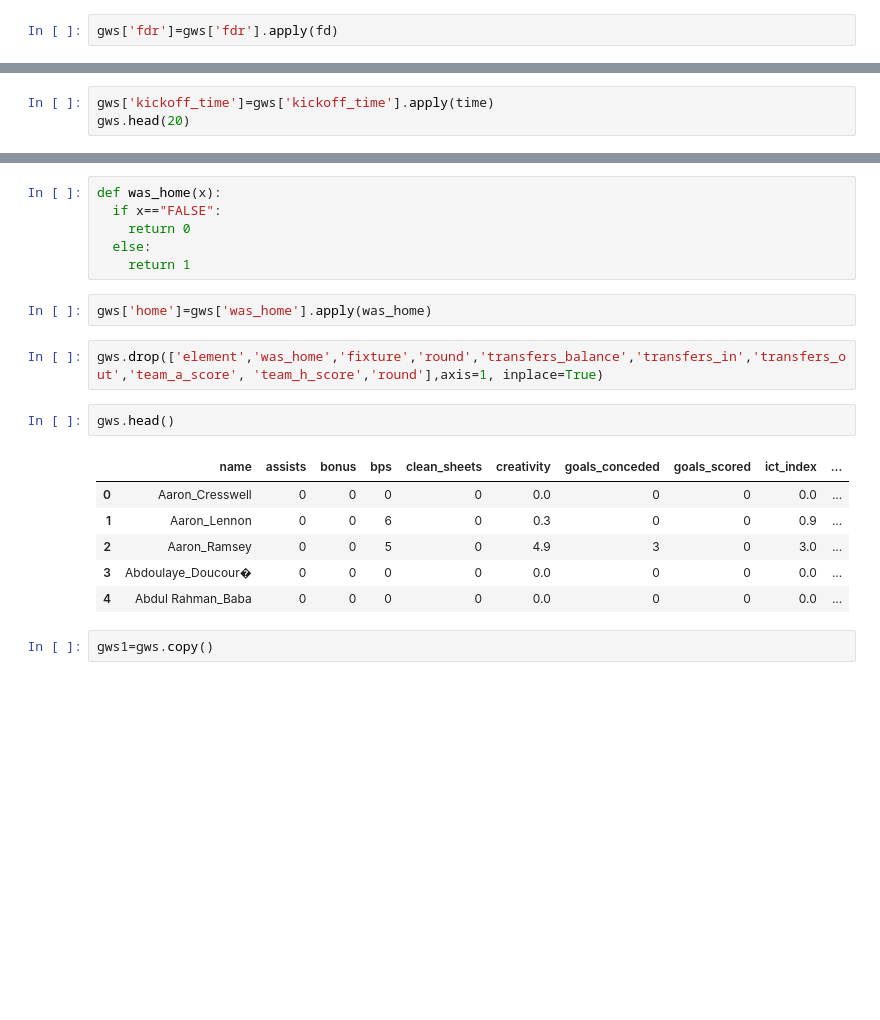
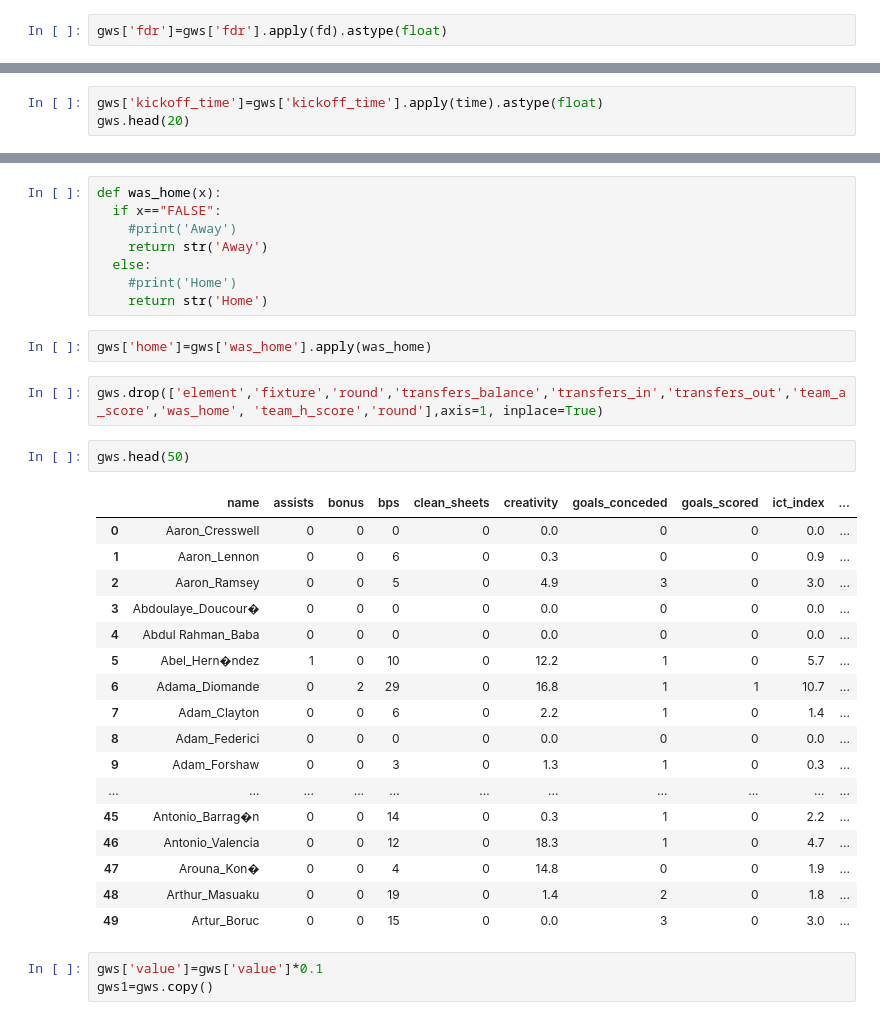
Before and after one commit to raghavbhutra/RedDevils, a Jupyter notebook: RD_Full.ipynb, the cells around one changed output, grey strips where cells are left out. Drawn from its saved outputs; the diff is of its cells as text; blank space fills up the shorter version.

```diff
--- a/RD_Full.ipynb
+++ b/RD_Full.ipynb
@@ -66,7 +70,7 @@ def fd(x):
 # %%
 gws.rename(columns={'opponent_team':'fdr'},inplace=True)
 # %%
-gws['fdr']=gws['fdr'].apply(fd)
+gws['fdr']=gws['fdr'].apply(fd).astype(float)
 # %%
 gws['kickoff_time']=pd.to_datetime(gws['kickoff_time'])
 # %%
@@ -81,7 +85,7 @@ def time(x):
   else:
     return '2'
 # %%
-gws['kickoff_time']=gws['kickoff_time'].apply(time)
+gws['kickoff_time']=gws['kickoff_time'].apply(time).astype(float)
 gws.head(20)
 # %% [output]
 |  | name | assists | bonus | bps | clean_sheets | creativity | element | fixture | goals_conceded | ... |
@@ -104,22 +108,36 @@ gws.head(20)
 # %%
 def was_home(x):
   if x=="FALSE":
-    return 0
+    #print('Away')
+    return str('Away')
   else:
-    return 1
+    #print('Home')
+    return str('Home')
 # %%
 gws['home']=gws['was_home'].apply(was_home)
 # %%
-gws.drop(['element','was_home','fixture','round','transfers_balance','transfers_in','transfers_out','team_a_score',	'team_h_score','round'],axis=1, inplace=True)
+gws.drop(['element','fixture','round','transfers_balance','transfers_in','transfers_out','team_a_score','was_home',	'team_h_score','round'],axis=1, inplace=True)
 # %%
-gws.head()
+gws.head(50)
 # %% [output]
 |  | name | assists | bonus | bps | clean_sheets | creativity | goals_conceded | goals_scored | ict_index | ... |
 | 0 | Aaron_Cresswell | 0 | 0 | 0 | 0 | 0.0 | 0 | 0 | 0.0 | ... |
 | 1 | Aaron_Lennon | 0 | 0 | 6 | 0 | 0.3 | 0 | 0 | 0.9 | ... |
 | 2 | Aaron_Ramsey | 0 | 0 | 5 | 0 | 4.9 | 3 | 0 | 3.0 | ... |
 | 3 | Abdoulaye_Doucour� | 0 | 0 | 0 | 0 | 0.0 | 0 | 0 | 0.0 | ... |
 | 4 | Abdul Rahman_Baba | 0 | 0 | 0 | 0 | 0.0 | 0 | 0 | 0.0 | ... |
+| 5 | Abel_Hern�ndez | 1 | 0 | 10 | 0 | 12.2 | 1 | 0 | 5.7 | ... |
+| 6 | Adama_Diomande | 0 | 2 | 29 | 0 | 16.8 | 1 | 1 | 10.7 | ... |
+| 7 | Adam_Clayton | 0 | 0 | 6 | 0 | 2.2 | 1 | 0 | 1.4 | ... |
+| 8 | Adam_Federici | 0 | 0 | 0 | 0 | 0.0 | 0 | 0 | 0.0 | ... |
+| 9 | Adam_Forshaw | 0 | 0 | 3 | 0 | 1.3 | 1 | 0 | 0.3 | ... |
+| ... | ... | ... | ... | ... | ... | ... | ... | ... | ... | ... |
+| 45 | Antonio_Barrag�n | 0 | 0 | 14 | 0 | 0.3 | 1 | 0 | 2.2 | ... |
+| 46 | Antonio_Valencia | 0 | 0 | 12 | 0 | 18.3 | 1 | 0 | 4.7 | ... |
+| 47 | Arouna_Kon� | 0 | 0 | 4 | 0 | 14.8 | 0 | 0 | 1.9 | ... |
+| 48 | Arthur_Masuaku | 0 | 0 | 19 | 0 | 1.4 | 2 | 0 | 1.8 | ... |
+| 49 | Artur_Boruc | 0 | 0 | 15 | 0 | 0.0 | 3 | 0 | 3.0 | ... |
-# %%
-gws1=gws.copy()
+# %%
+gws['value']=gws['value']*0.1
+gws1=gws.copy()
 # %%
```
Also changed, not shown: parts of 27 cells of this notebook.
